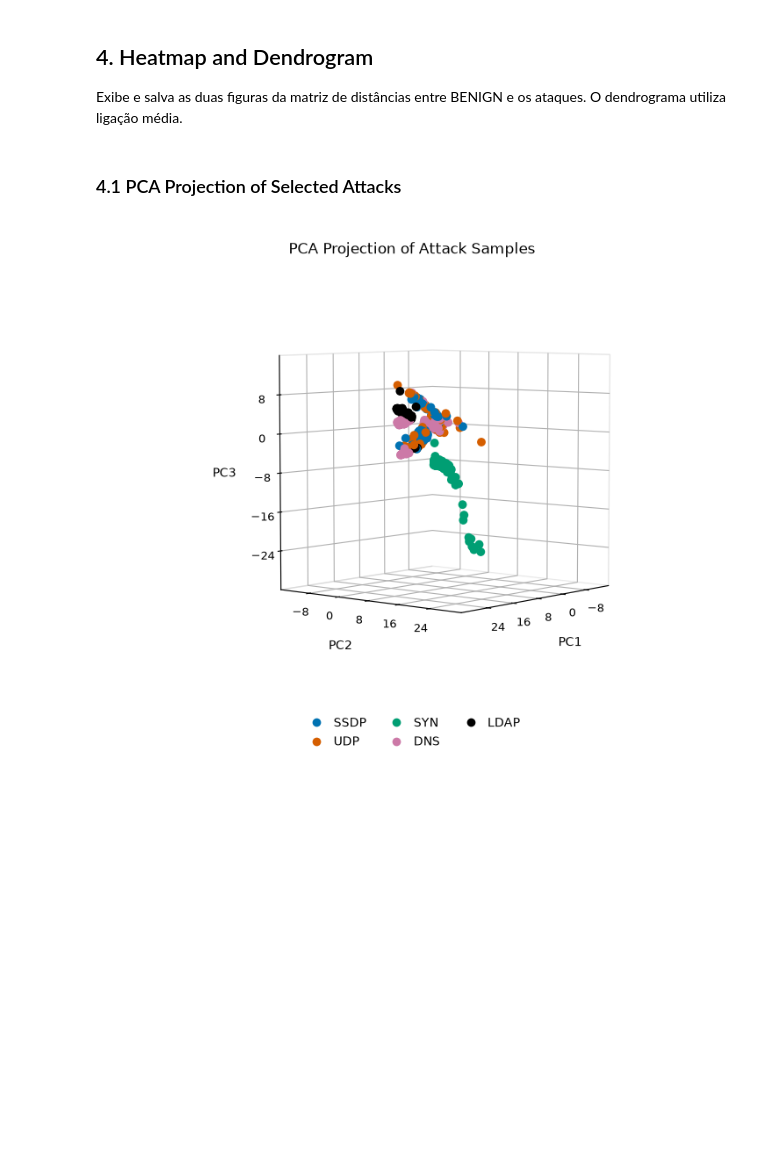
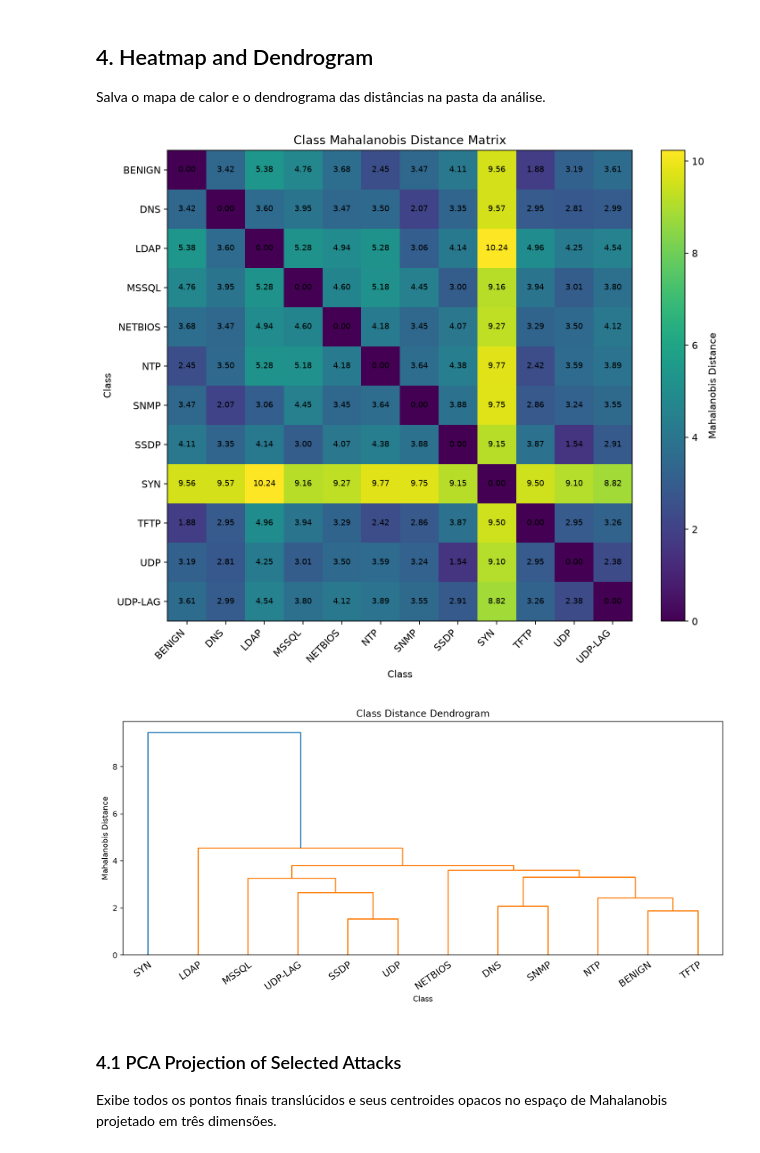
Before and after one commit to iRocktys/anomaly-detection-data-stream, a Jupyter notebook: Similarity.ipynb, the cells around one changed output. Saved outputs shown, nothing was run; the diff lists cells and outputs as text; code cells hidden in the pictures; blank space fills up the shorter version.

```diff
--- a/Similarity.ipynb
+++ b/Similarity.ipynb
@@ -5,10 +5,17 @@ Análise do dataset misto de 1 segundo com BENIGN e ataques. As etapas intermedi
 # %%
 from pathlib import Path
-
 import pandas as pd
 from IPython.display import display, Image
 
-from src.Similarity import SimilarityPreprocessor, SimilarityOneVsAll, SimilarityAnalyzer
+from src.Similarity.Preprocessing import SimilarityPreprocessor
+from src.Similarity.OneVsAll import SimilarityOneVsAll
+from src.Similarity.SimilarityAnalyzer import SimilarityAnalyzer
 from src.Plots.SimilarityDistanceHeatmapPlot import SimilarityDistanceHeatmapPlot
 from src.Plots.SimilarityDendrogramPlot import SimilarityDendrogramPlot
 from src.Plots.SimilaritySamples3DPlot import SimilaritySamples3DPlot
+from src.Plots.SimilaritySamples2DPlot import SimilaritySamples2DPlot
+
+datasetPath = Path("data/similarity/similarity_1s.csv")
+analysisOutputDirectory = Path("output/Similarity") / datasetPath.stem
+intermediateDirectory = analysisOutputDirectory / "preprocessed"
+plotDataPath = analysisOutputDirectory / "mahalanobis_plot_data.npz"
@@ -72,5 +84,4 @@ São salvos somente quatro CSVs em output/Similarity: selected_features.csv, cla
 # %%
-analysisOutputDirectory = Path("output/Similarity")
 statisticsDownsample = "random"
 statisticsRandomSeed = 42
 
@@ -79,6 +90,7 @@ analysis = SimilarityAnalyzer().run(
     outputDirectory=analysisOutputDirectory,
     downsample=statisticsDownsample,
     randomSeed=statisticsRandomSeed,
+    saveIntermediate=saveIntermediate, intermediateDirectory=intermediateDirectory,
 )
 
 with pd.option_context("display.max_rows", None, "display.max_columns", None):
@@ -92,50 +152,22 @@ with pd.option_context("display.max_rows", None, "display.max_columns", None):
-# %% [markdown]
-## 4. Heatmap and Dendrogram
-
-Exibe e salva as duas figuras da matriz de distâncias entre BENIGN e os ataques. O dendrograma utiliza ligação média.
+# %% [markdown]
+## 4. Heatmap and Dendrogram
+
+Salva o mapa de calor e o dendrograma das distâncias na pasta da análise.
 # %%
-heatmapPath = Path("output/Similarity/mahalanobis_distance_heatmap.png")
-dendrogramPath = Path("output/Similarity/attack_distance_dendrogram.png")
+heatmapPath = analysisOutputDirectory / "mahalanobis_distance_heatmap.png"
+dendrogramPath = analysisOutputDirectory / "attack_distance_dendrogram.png"
 plotDpi = 160
+distanceMatrix = pd.read_csv(analysisOutputDirectory / "mahalanobis_distance_matrix.csv", index_col=0)
 
-SimilarityDistanceHeatmapPlot().plot(analysis["distanceMatrix"], heatmapPath, dpi=plotDpi)
-SimilarityDendrogramPlot().plot(analysis["distanceMatrix"], dendrogramPath, dpi=plotDpi)
+SimilarityDistanceHeatmapPlot().plot(distanceMatrix, heatmapPath, dpi=plotDpi)
+SimilarityDendrogramPlot().plot(distanceMatrix, dendrogramPath, dpi=plotDpi)
 
 display(Image(filename=str(heatmapPath)))
 display(Image(filename=str(dendrogramPath)))
+# %% [output]
+[figure, added]
+[figure, added]
 # %% [markdown]
 ### 4.1 PCA Projection of Selected Attacks
+
+Exibe todos os pontos finais translúcidos e seus centroides opacos no espaço de Mahalanobis projetado em três dimensões.
-# %%
-from IPython.display import Image, display
-
-from src.Plots.SimilaritySamples3DPlot import SimilaritySamples3DPlot
-
-plotDatasetPath = "data/similarity/similarity_1s.csv"
-plotSelectedFeaturesPath = "output/Similarity/selected_features.csv"
-plotOutputPath = "output/Similarity/attack_samples_pca_3d.png"
-plotAttacks = ["SSDP", "UDP", "SYN", "DNS", "LDAP"]
-samplesPerAttack = 100
-sampleRandomSeed = 42
-plotPointSize = 50
-plotElevation = 5
-plotAzimuth = 40
-plotDpi = 100
-plotTitle = "PCA Projection of Attack Samples"
-
-SimilaritySamples3DPlot().plotFromCsv(
-    datasetPath=plotDatasetPath,
-    selectedFeaturesPath=plotSelectedFeaturesPath,
-    attacks=plotAttacks,
-    outputPath=plotOutputPath,
-    samplesPerAttack=samplesPerAttack,
-    sampleRandomSeed=sampleRandomSeed,
-    pointSize=plotPointSize,
-    elevation=plotElevation,
-    azimuth=plotAzimuth,
-    dpi=plotDpi,
-    title=plotTitle,
-)
-
-display(Image(filename=plotOutputPath))
-# %% [output]
-[figure, removed]
```
Also changed, not shown: parts of 17 cells of this notebook, 16 other files.
